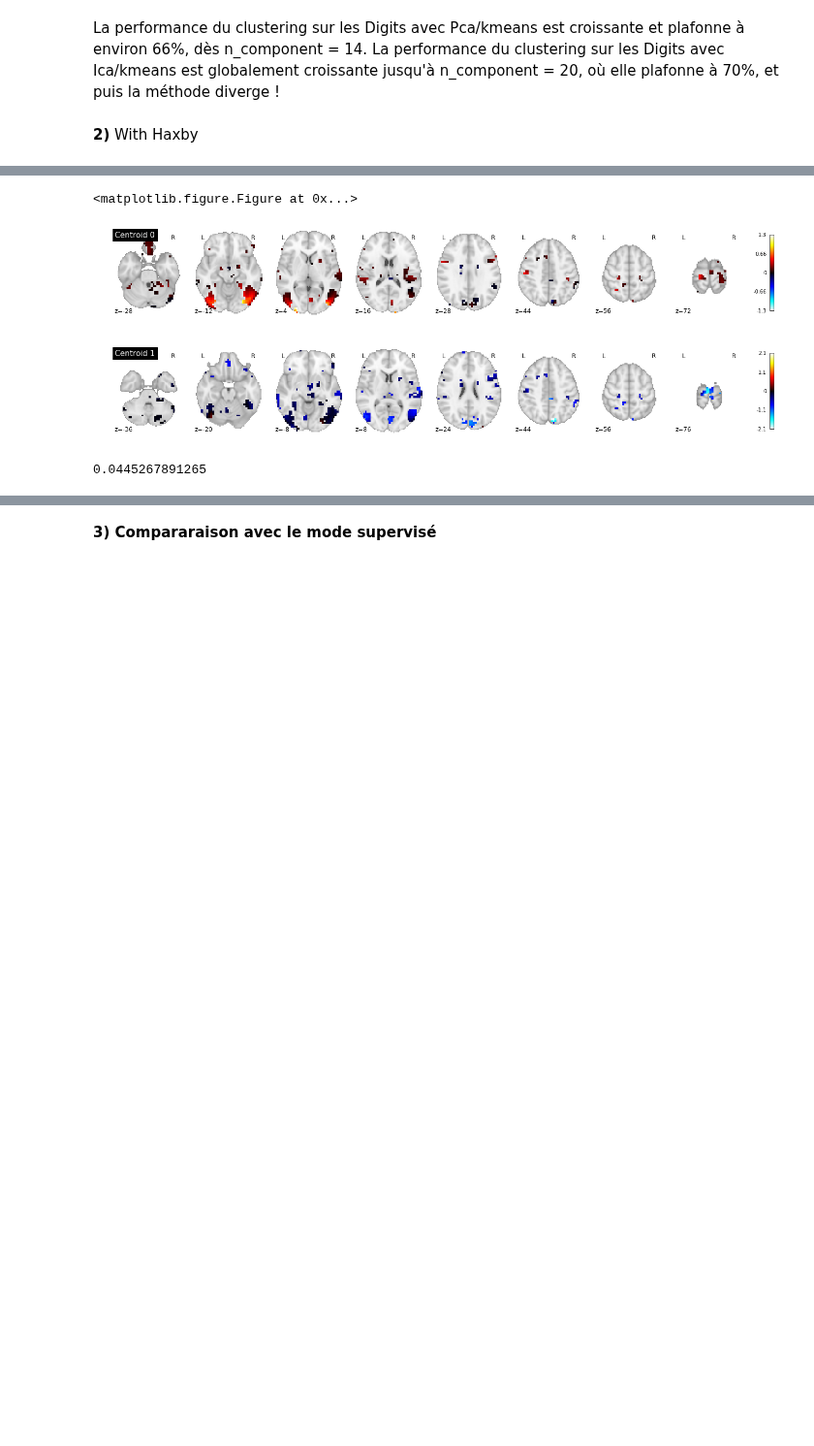
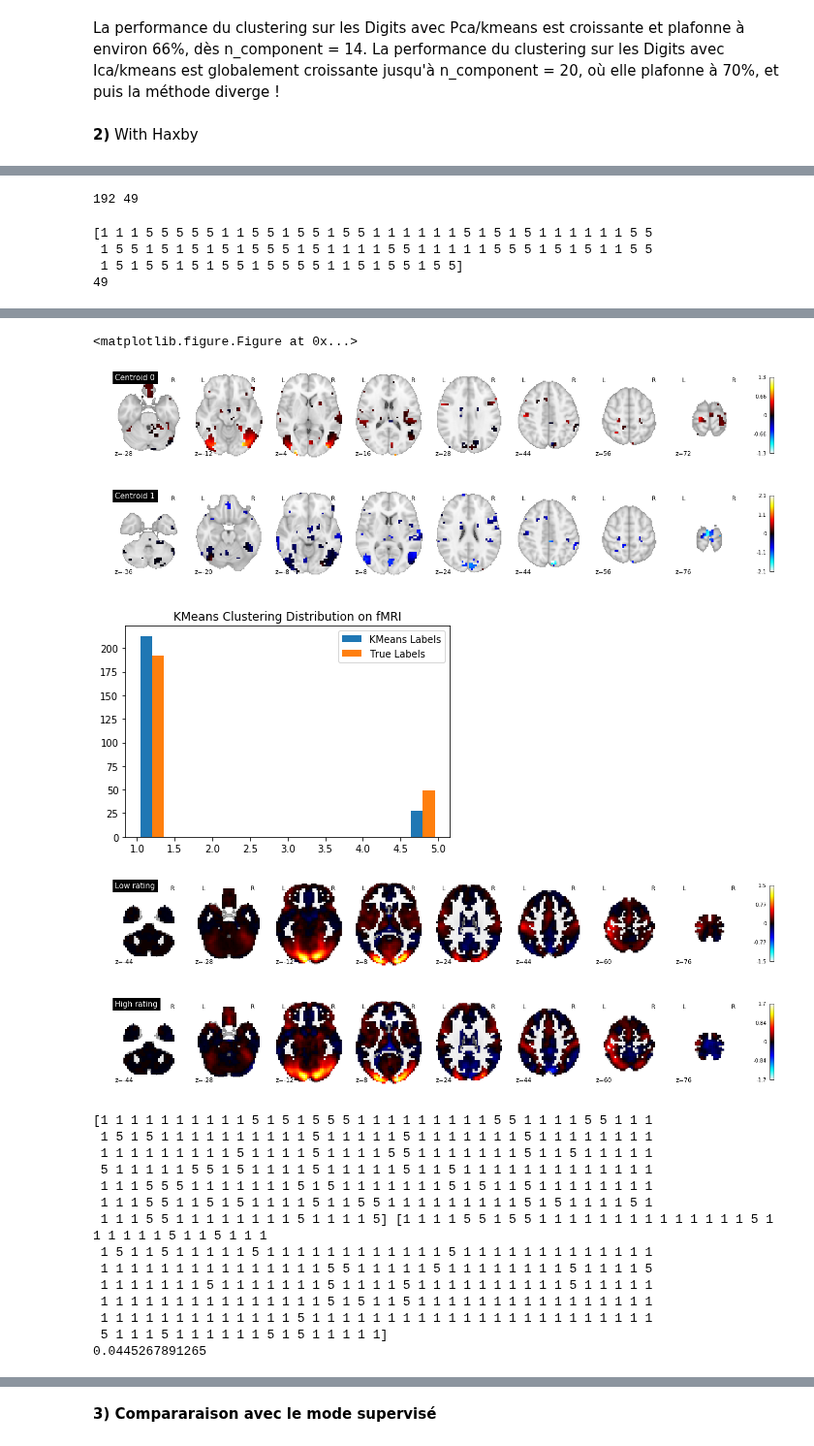
Before and after one commit to lalbarra/Cursus_Recherche, a Jupyter notebook: Notebook/Analogie_Representation_Learning_Code_notebook.ipynb, the cells around one changed output, grey strips where cells are left out. Shown at 97% size. Saved outputs shown, nothing was run; the diff lists cells and outputs as text; code cells hidden in the pictures; blank space fills up the shorter version.

Commit message:
Modif perf + new hist

```diff
--- a/Notebook/Analogie_Representation_Learning_Code_notebook.ipynb
+++ b/Notebook/Analogie_Representation_Learning_Code_notebook.ipynb
@@ -196,0 +301,11 @@ La performance du clustering sur les Digits avec Ica/kmeans est globalement croi
+# %%
+count1 = 0
+count5 = 0
+for yi in y :
+    if yi == 1 :
+        count1 +=1
+    if yi == 5 :
+        count5+=1
+print(count1 ,count5)
+# %% [output]
+192 49
@@ -197,4 +355,14 @@ La performance du clustering sur les Digits avec Ica/kmeans est globalement croi
+# %%
+print(y)
+print(occurences(1,y))
+# %% [output]
+[1 1 1 5 5 5 5 5 1 1 5 5 1 5 5 1 5 5 1 1 1 1 1 1 5 1 5 1 5 1 1 1 1 1 1 5 5
+ 1 5 5 1 5 1 5 1 5 1 5 5 5 1 5 1 1 1 1 5 5 1 1 1 1 1 5 5 5 1 5 1 5 1 1 5 5
+ 1 5 1 5 5 1 5 1 5 5 1 5 5 5 5 1 1 5 1 5 5 1 5 5]
+49
 # %%
+## Test fMRI with balanced dataset
+
 %matplotlib inline
 
 from nilearn.image import threshold_img
@@ -203,6 +371,8 @@ from nilearn.datasets import fetch_icbm152_brain_gm_mask
 from nilearn.image import resample_img
 from sklearn.model_selection import permutation_test_score
 import numpy as np
+from sklearn import metrics
+
 # Preparing mni mask at 4x4x4
 
 from matplotlib import pyplot as plt
@@ -236,9 +406,7 @@ mymasker.fit()
 ## BEST VALUES ##
 
 from sklearn.feature_selection import SelectKBest
-
 nbfeat = 2000
-
 featureselect = SelectKBest(k=nbfeat)
 
 X_low = featureselect.fit_transform(X,y)
@@ -266,31 +434,85 @@ for i in range(nbClust):
 # and now reproject in brain space for visualization
 
     cluster_image_i = mymasker.inverse_transform(centeri_vox)
     print(cluster_image_i)
     plot_stat_map(cluster_image_i,cut_coords=8,display_mode='z',title='Centroid %d' % i)
     plt.savefig('brains_analysis_kmeans_%i.png' %i)
 plt.show()
+
+#########################################################################################################
+
+labels2 = []
+for i in range(len(labels)):
+    if (labels[i] == 0):
+        labels2.append(1)
+    else :
+        labels2.append(5)
+
+plt.figure()
+plt.hist([np.array(labels2),y], label=['KMeans Labels','True Labels'])
+plt.title("KMeans Clustering Distribution on fMRI")
+plt.legend()
+plt.savefig('KMeans_Clustering_histogramme.png')
+plt.show()
+
+#########################################################################################################
+
+#### Test On Distribution clusters ######
+X_lowemo = X[y==1].mean(axis=0)
+X_highemo = X[y==5].mean(axis=0)
+
+# and now reproject in brain space for visualization
+low_emo_image = mymasker.inverse_transform(X_lowemo)
+plot_stat_map(low_emo_image,cut_coords=[-44,-28,-12,8,24,44,60,76],display_mode='z',title='Low rating')
+plt.savefig('low_emotional_fMRI.png')
+plt.show()
+
+# and now reproject in brain space for visualization
+high_emo_image = mymasker.inverse_transform(X_highemo)
+plot_stat_map(high_emo_image,cut_coords=[-44,-28,-12,8,24,44,60,76],display_mode='z',title='High rating')
+plt.savefig('high_emotional_fMRI.png')
+plt.show()
+
+#########################################################################################################
+
+print(y,np.array(labels2))
 print(metrics.adjusted_rand_score(labels_pred=labels, labels_true=y))
 # %% [output]
 [figure]
 <class 'nibabel.nifti1.Nifti1Image'>
 data shape (50, 59, 48, 1)
 affine:
 [[   4.    0.    0.  -98.]
  [   0.    4.    0. -134.]
  [   0.    0.    4.  -72.]
  [   0.    0.    0.    1.]]
 metadata:
 <class 'nibabel.nifti1.Nifti1Header'> object, endian='<'
 sizeof_hdr      : 348
 data_type       : b''
 db_name         : b''
 ... (88 lines left out)
 srow_y          : [   0.    4.    0. -134.]
 srow_z          : [  0.   0.   4. -72.]
 intent_name     : b''
 magic           : b'n+1'
 <matplotlib.figure.Figure at 0x...>
 [figure]
 [figure]
+[figure, added]
+[figure, added]
+[figure, added]
+[1 1 1 1 1 1 1 1 1 1 5 1 5 1 5 5 5 1 1 1 1 1 1 1 1 1 5 5 1 1 1 1 5 5 1 1 1
+ 1 5 1 5 1 1 1 1 1 1 1 1 1 1 5 1 1 1 1 1 5 1 1 1 1 1 1 1 5 1 1 1 1 1 1 1 1
+ 1 1 1 1 1 1 1 1 1 5 1 1 1 1 5 1 1 1 1 5 5 1 1 1 1 1 1 1 5 1 1 5 1 1 1 1 1
+ 5 1 1 1 1 1 5 5 1 5 1 1 1 1 5 1 1 1 1 1 5 1 1 5 1 1 1 1 1 1 1 1 1 1 1 1 1
+ 1 1 1 5 5 5 1 1 1 1 1 1 1 5 1 5 1 1 1 1 1 1 1 5 1 5 1 1 5 1 1 1 1 1 1 1 1
+ 1 1 1 5 5 1 1 5 1 5 1 1 1 1 5 1 1 5 5 1 1 1 1 1 1 1 1 1 5 1 5 1 1 1 1 5 1
+ 1 1 1 5 5 1 1 1 1 1 1 1 1 5 1 1 1 1 5] [1 1 1 1 5 5 1 5 5 1 1 1 1 1 1 1 1 1 1 1 1 1 1 5 1 1 1 1 1 1 5 1 1 5 1 1 1
+ 1 5 1 1 5 1 1 1 1 1 5 1 1 1 1 1 1 1 1 1 1 1 1 5 1 1 1 1 1 1 1 1 1 1 1 1 1
+ 1 1 1 1 1 1 1 1 1 1 1 1 1 1 1 5 5 1 1 1 1 1 5 1 1 1 1 1 1 1 1 5 1 1 1 1 5
+ 1 1 1 1 1 1 1 5 1 1 1 1 1 1 1 5 1 1 1 1 5 1 1 1 1 1 1 1 1 1 1 5 1 1 1 1 1
+ 1 1 1 1 1 1 1 1 1 1 1 1 1 1 1 5 1 5 1 1 5 1 1 1 1 1 1 1 1 1 1 1 1 1 1 1 1
+ 1 1 1 1 1 1 1 1 1 1 1 1 1 5 1 1 1 1 1 1 1 1 1 1 1 1 1 1 1 1 1 1 1 1 1 1 1
+ 5 1 1 1 5 1 1 1 1 1 1 5 1 5 1 1 1 1 1]
 0.0445267891265
```
Also changed, not shown: parts of 6 cells of this notebook.
